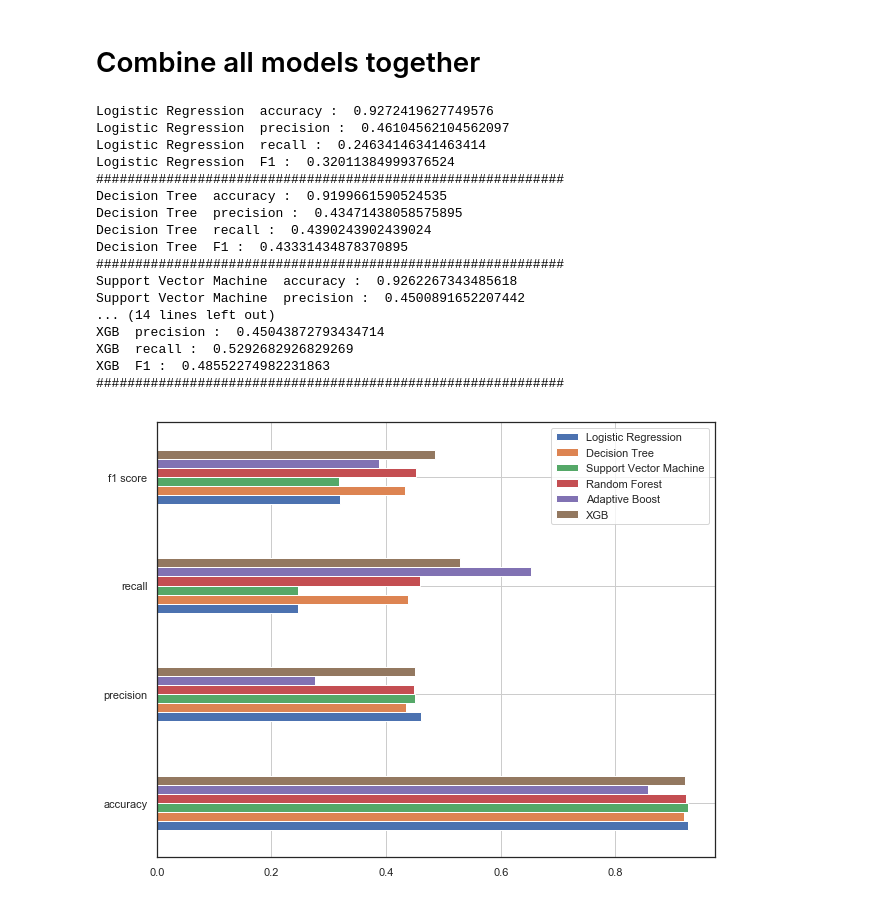
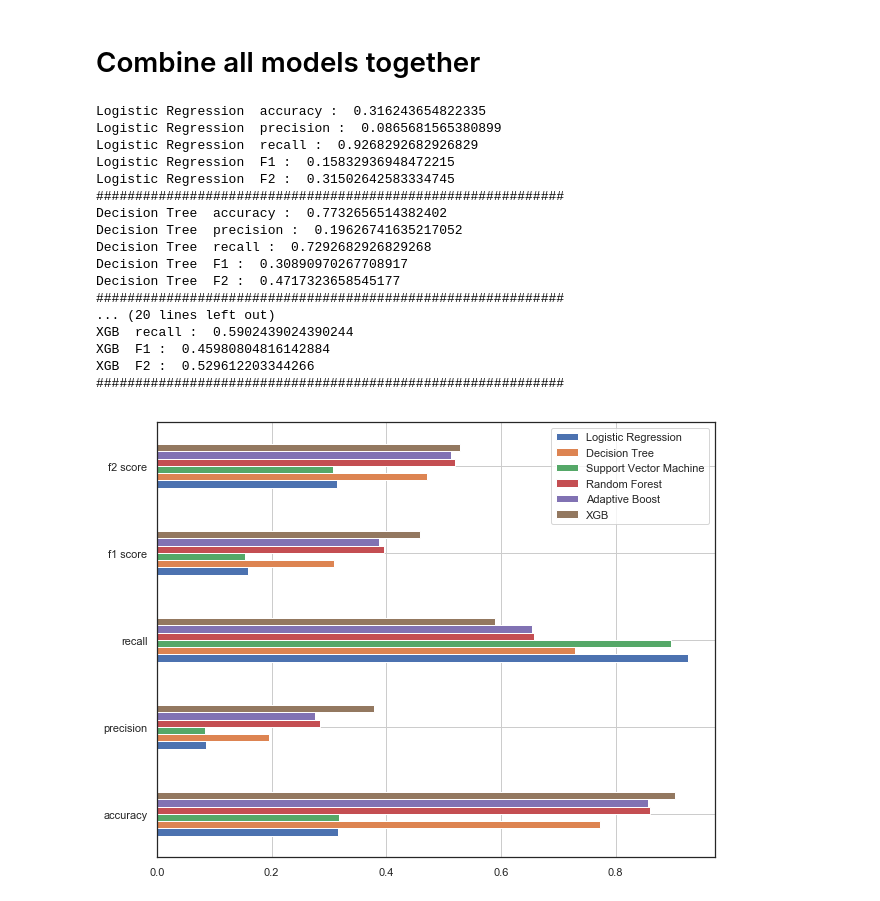
Before and after one commit to PythonNewLearner/Machine-Learning-_-Bankcruptcy, a Jupyter notebook: project.ipynb, the cells around one changed output. Cells and saved outputs as stored; diff of their text form; code cells hidden in the pictures.

```diff
--- a/project.ipynb
+++ b/project.ipynb
@@ -538,9 +558,10 @@ accuracy_RF=[]
 precision_RF=[]
 recall_RF=[]
 f1_RF=[]
+f2_RF=[]
 auc_RF=[]
-for train_index,test_index in skf.split(df_important_features,y):
-    X_train,X_test=df_important_features.iloc[train_index].values,df_important_features.iloc[test_index].values
+for train_index,test_index in skf.split(X_filled_knn,y):
+    X_train,X_test=X_filled_knn[train_index],X_filled_knn[test_index]
     y_train,y_test=y.iloc[train_index].values,y.iloc[test_index].values
     y_train,y_test=y_train.reshape(-1,1),y_test.reshape(-1,1)
 
@@ -559,19 +580,22 @@ for train_index,test_index in skf.split(df_important_features,y):
     precision_RF.append(precision_score(y_test,prediction))
     recall_RF.append(recall_score(y_test,prediction))
     f1_RF.append(f1_score(y_test,prediction))
+    f2_RF.append(f2(pipe5,X_test,y_test))
     #auc_NB.append(roc_auc_score(y_test,prediction))
 
 
 print()
-print("Voting Classifier")
+print("Random Forest")
 print("Stratified Kfold score with SMOTE: \n")
 print("Accuracy: {}".format(np.mean(accuracy_RF)))
 print("Precision: {}".format(np.mean(precision_RF)))
 print("Recall: {}".format(np.mean(recall_RF)))
 print("f1: {}".format(np.mean(f1_RF)))
+print("f2: {}".format(np.mean(f2_RF)))
 metrics.loc['accuracy','RandomForest']=np.mean(accuracy_RF)
 metrics.loc['precision','RandomForest']=np.mean(precision_RF)
 metrics.loc['recall','RandomForest']=np.mean(recall_RF)
 metrics.loc['f1 score','RandomForest']=np.mean(f1_RF)
+metrics.loc['f2 score','RandomForest']=np.mean(f2_RF)
 # %% [output]
 ############################################################
@@ -690,9 +716,10 @@ accuracy_xgb=[]
 precision_xgb=[]
 recall_xgb=[]
 f1_xgb=[]
+f2_xgb=[]
 auc_xgb=[]
-for train_index,test_index in skf.split(df_important_features,y):
-    X_train,X_test=df_important_features.iloc[train_index].values,df_important_features.iloc[test_index].values
+for train_index,test_index in skf.split(X_filled_knn,y):
+    X_train,X_test=X_filled_knn[train_index],X_filled_knn[test_index]
     y_train,y_test=y.iloc[train_index].values,y.iloc[test_index].values
     y_train,y_test=y_train.reshape(-1,1),y_test.reshape(-1,1)
 
@@ -719,6 +746,7 @@ for train_index,test_index in skf.split(df_important_features,y):
     precision_xgb.append(precision_score(y_test,prediction))
     recall_xgb.append(recall_score(y_test,prediction))
     f1_xgb.append(f1_score(y_test,prediction))
+    f2_xgb.append(f2(pipe_xgb,X_test,y_test))
     #auc_xgb.append(roc_auc_score(y_test,prediction))
 
 
@@ -729,9 +757,11 @@ print("Accuracy: {}".format(np.mean(accuracy_xgb)))
 print("Precision: {}".format(np.mean(precision_xgb)))
 print("Recall: {}".format(np.mean(recall_xgb)))
 print("f1: {}".format(np.mean(f1_xgb)))
+print("f2: {}".format(np.mean(f2_xgb)))
 metrics.loc['accuracy','XGBoosting']=np.mean(accuracy_xgb)
 metrics.loc['precision','XGBoosting']=np.mean(precision_xgb)
 metrics.loc['recall','XGBoosting']=np.mean(recall_xgb)
 metrics.loc['f1 score','XGBoosting']=np.mean(f1_xgb)
+metrics.loc['f2 score','XGBoosting']=np.mean(f2_xgb)
 # %% [output]
 ############################################################
@@ -797,7 +836,7 @@ LogReg_GSC.best_params_
 #try to plot precision-recall curve
 from sklearn.metrics import precision_recall_curve
 
-X_train, X_test, y_train, y_test = train_test_split(X, y,stratify=y, test_size=0.3,shuffle=True,random_state=123)
+X_train, X_test, y_train, y_test = train_test_split(X_filled_knn, y,stratify=y, test_size=0.3,shuffle=True,random_state=123)
 
 LogReg_model.fit(X_train,y_train)
 LogReg_prediction=LogReg_model.predict(X_test)
@@ -921,14 +962,15 @@ xgb_GSC.best_params_
 # %% [markdown]
 # Combine all models together
 # %%
-models=[LogisticRegression(C=10,class_weight={0: 0.8, 1: 0.2}),
-        DecisionTreeClassifier(max_depth=4,class_weight={0: 0.8, 1: 0.2}),
-        SVC(C=10,class_weight={0: 0.8, 1: 0.2}),
-        RandomForestClassifier(class_weight={0: 0.8, 1: 0.2},max_depth=7,n_estimators=50),
-        AdaBoostClassifier(n_estimators=50),
-        XGBClassifier(max_depth=10,n_estimators=100)]
+#Adjust parameters after tuning
+models=[LogisticRegression(C=10,class_weight={0: 0.2, 1: 0.8}),
+        DecisionTreeClassifier(max_depth=14,class_weight={0: 0.8, 1: 0.2}),
+        SVC(C=10,class_weight={0: 0.2, 1: 0.8}),
+        RandomForestClassifier(class_weight={0: 0.8, 1: 0.2},max_depth=14,n_estimators=50),
+        AdaBoostClassifier(n_estimators=40),
+        XGBClassifier(max_depth=7,n_estimators=40)]
 model_name=['Logistic Regression','Decision Tree','Support Vector Machine','Random Forest','Adaptive Boost','XGB']
-new_metrics=pd.DataFrame(index=['accuracy','precision','recall','f1 score'],
+new_metrics=pd.DataFrame(index=['accuracy','precision','recall','f1 score','f2 score'],
                      columns=['Logistic Regression','Decision Tree','Support Vector Machine','Random Forest','Adaptive Boost','XGB'])
 # %%
 for name,model in zip(model_name,models):
@@ -937,50 +979,53 @@ for name,model in zip(model_name,models):
     precision=[]
     recall=[]
     f1=[]
+    f2_Score=[]
     auc=[]
-    for train_index,test_index in skf.split(df_important_features,y):
-        X_train,X_test=df_important_features.iloc[train_index].values,df_important_features.iloc[test_index].values
+    for train_index,test_index in skf.split(X_filled_knn,y):
+        X_train,X_test=X_filled_knn[train_index],X_filled_knn[test_index]
         y_train,y_test=y.iloc[train_index].values,y.iloc[test_index].values
         y_train,y_test=y_train.reshape(-1,1),y_test.reshape(-1,1)
 
         predictor=pipe.fit(X_train,y_train.ravel())
         prediction=predictor.predict(X_test)
 
         accuracy.append(pipe.score(X_test,y_test))
         precision.append(precision_score(y_test,prediction))
         recall.append(recall_score(y_test,prediction))
         f1.append(f1_score(y_test,prediction))
+        f2_Score.append(f2(pipe,X_test,y_test))
 
     print(name,' accuracy : ',np.mean(accuracy))
     print(name,' precision : ',np.mean(precision))
     print(name,' recall : ', np.mean(recall))
     print(name,' F1 : ',np.mean(f1))
+    print(name,' F2 : ',np.mean(f2_Score))
     print('#'*60)
 
     new_metrics.loc['accuracy',name]=np.mean(accuracy)
     new_metrics.loc['precision',name]=np.mean(precision)
     new_metrics.loc['recall',name]=np.mean(recall)
     new_metrics.loc['f1 score',name]=np.mean(f1)
-
+    new_metrics.loc['f2 score',name]=np.mean(f2_Score)
 fig,ax=plt.subplots(figsize=(10,8))
 new_metrics.plot(kind='barh',ax=ax)
 ax.grid()
 # %% [output]
-Logistic Regression  accuracy :  0.9272419627749576
-Logistic Regression  precision :  0.46104562104562097
-Logistic Regression  recall :  0.24634146341463414
-Logistic Regression  F1 :  0.32011384999376524
+Logistic Regression  accuracy :  0.316243654822335
+Logistic Regression  precision :  0.0865681565380899
+Logistic Regression  recall :  0.9268292682926829
+Logistic Regression  F1 :  0.15832936948472215
+Logistic Regression  F2 :  0.31502642583334745
 ############################################################
-Decision Tree  accuracy :  0.9199661590524535
-Decision Tree  precision :  0.43471438058575895
-Decision Tree  recall :  0.4390243902439024
-Decision Tree  F1 :  0.43331434878370895
+Decision Tree  accuracy :  0.7732656514382402
+Decision Tree  precision :  0.19626741635217052
+Decision Tree  recall :  0.7292682926829268
+Decision Tree  F1 :  0.30890970267708917
+Decision Tree  F2 :  0.4717323658545177
 ############################################################
-Support Vector Machine  accuracy :  0.9262267343485618
-Support Vector Machine  precision :  0.4500891652207442
-... (14 lines left out)
-XGB  precision :  0.45043872793434714
-XGB  recall :  0.5292682926829269
-XGB  F1 :  0.48552274982231863
+... (20 lines left out)
+XGB  recall :  0.5902439024390244
+XGB  F1 :  0.45980804816142884
+XGB  F2 :  0.529612203344266
 ############################################################
-[figure, old version]
+[figure, new version]
```
Also changed, not shown: parts of 61 cells of this notebook.
